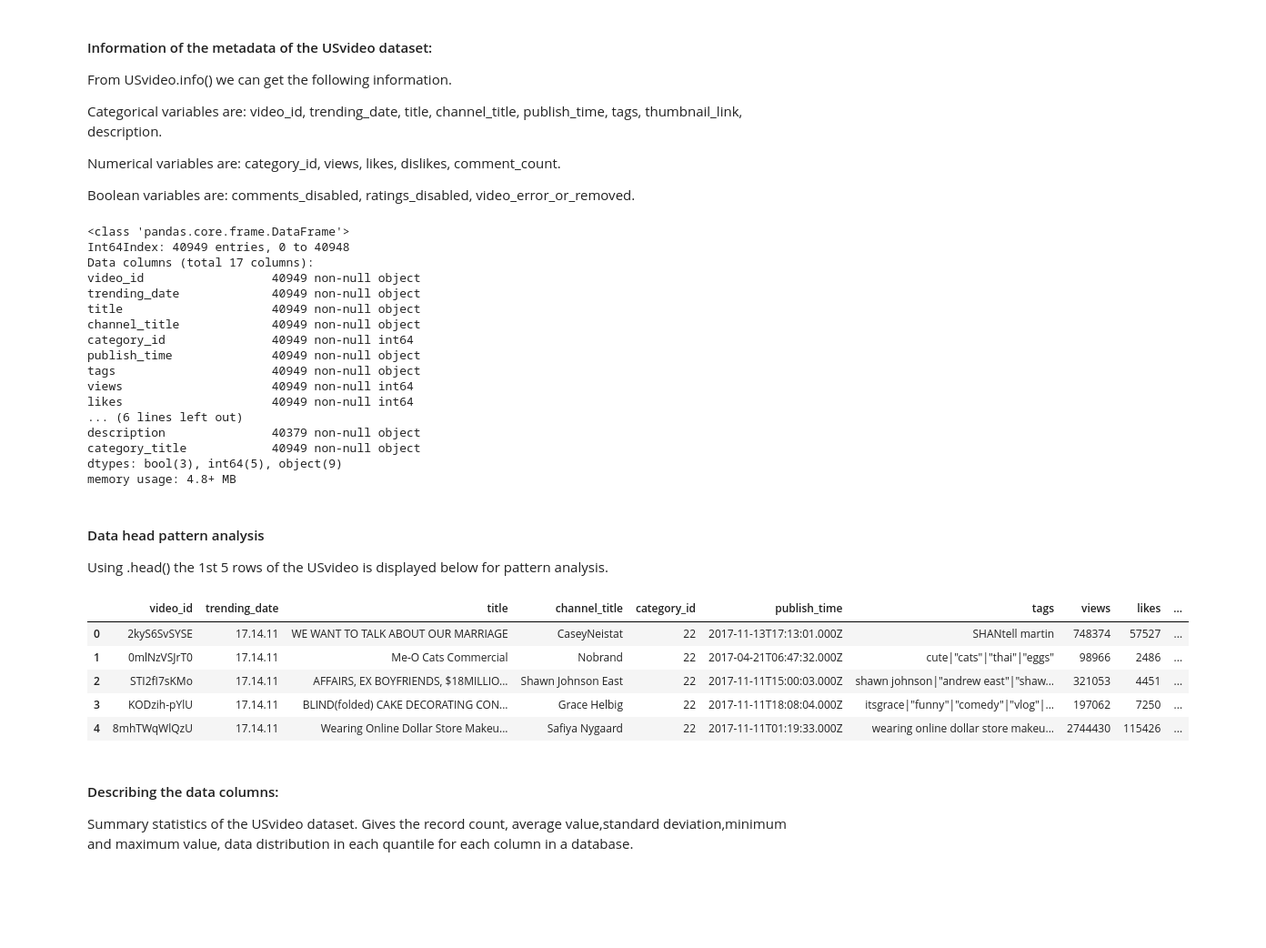
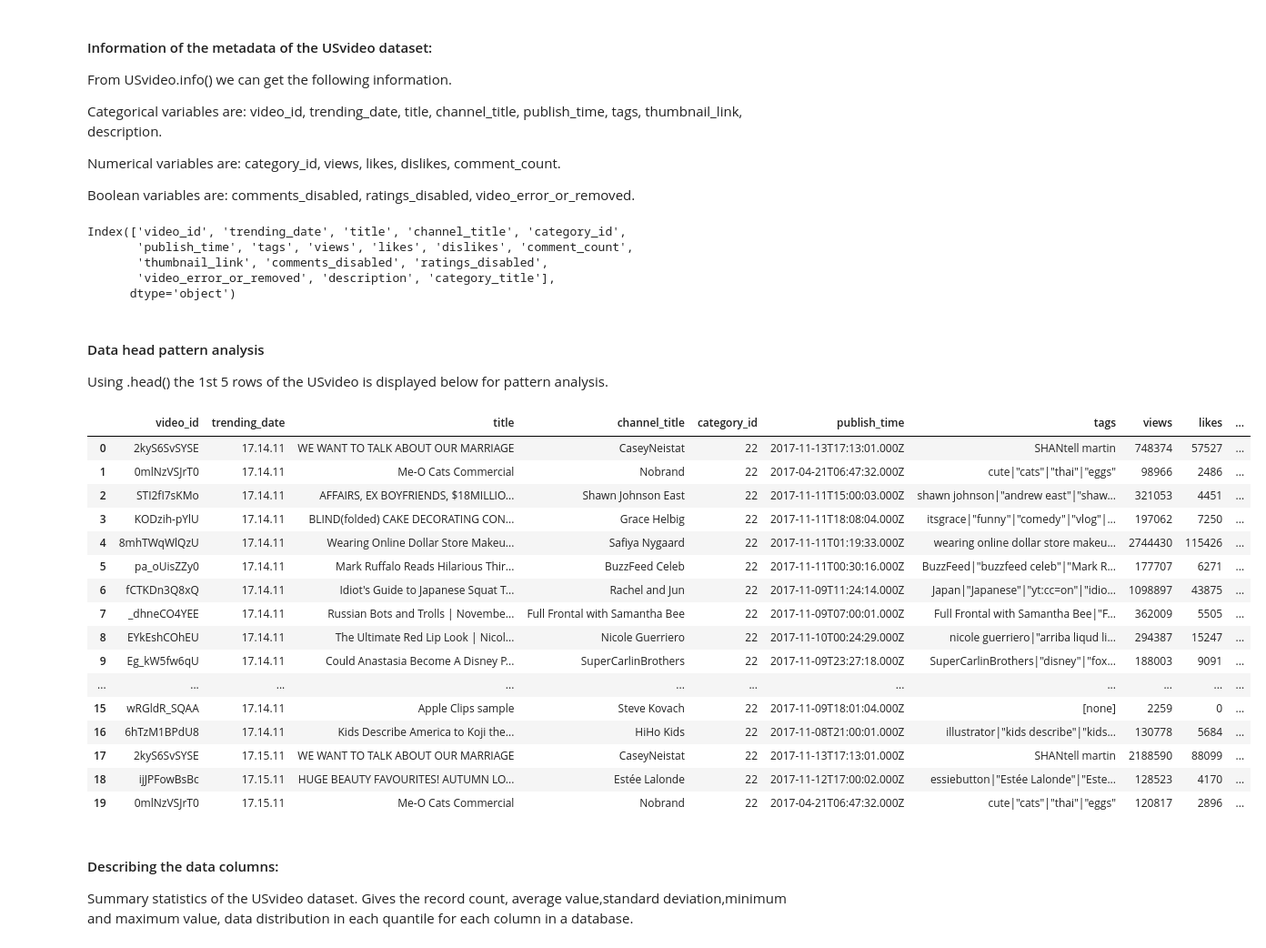
Before and after one commit to avijitj-hub/KDD-Project, a Jupyter notebook: Project - Deliverable 3.ipynb, the cells around one changed output. Shown at 91% size. Saved outputs shown, nothing was run; the diff lists cells and outputs as text; code cells hidden in the pictures; blank space fills up the shorter version.

```diff
--- a/Project - Deliverable 3.ipynb
+++ b/Project - Deliverable 3.ipynb
@@ -77,39 +77,39 @@ Categorical variables are: video_id, trending_date, title, channel_title, publis
 Numerical variables are: category_id, views, likes, dislikes, comment_count.
 
 Boolean variables are:  comments_disabled, ratings_disabled, video_error_or_removed.
-# %%
-USvideo.info()
-# %% [output]
-<class 'pandas.core.frame.DataFrame'>
-Int64Index: 40949 entries, 0 to 40948
-Data columns (total 17 columns):
-video_id                  40949 non-null object
-trending_date             40949 non-null object
-title                     40949 non-null object
-channel_title             40949 non-null object
-category_id               40949 non-null int64
-publish_time              40949 non-null object
-tags                      40949 non-null object
-views                     40949 non-null int64
-likes                     40949 non-null int64
-... (6 lines left out)
-description               40379 non-null object
-category_title            40949 non-null object
-dtypes: bool(3), int64(5), object(9)
-memory usage: 4.8+ MB
+# %%
+#USvideo.info()
+USvideo.columns
+# %% [output]
+Index(['video_id', 'trending_date', 'title', 'channel_title', 'category_id',
+       'publish_time', 'tags', 'views', 'likes', 'dislikes', 'comment_count',
+       'thumbnail_link', 'comments_disabled', 'ratings_disabled',
+       'video_error_or_removed', 'description', 'category_title'],
+      dtype='object')
 # %% [markdown]
 #### Data head pattern analysis
 
 Using .head() the 1st 5 rows of the USvideo is displayed below for pattern analysis.
 # %%
-USvideo.head()
+USvideo.head(20)
 # %% [output]
 |  | video_id | trending_date | title | channel_title | category_id | publish_time | tags | views | likes | ... |
 | 0 | 2kyS6SvSYSE | 17.14.11 | WE WANT TO TALK ABOUT OUR MARRIAGE | CaseyNeistat | 22 | 2017-11-13T17:13:01.000Z | SHANtell martin | 748374 | 57527 | ... |
 | 1 | 0mlNzVSJrT0 | 17.14.11 | Me-O Cats Commercial | Nobrand | 22 | 2017-04-21T06:47:32.000Z | cute|"cats"|"thai"|"eggs" | 98966 | 2486 | ... |
 | 2 | STI2fI7sKMo | 17.14.11 | AFFAIRS, EX BOYFRIENDS, $18MILLIO... | Shawn Johnson East | 22 | 2017-11-11T15:00:03.000Z | shawn johnson|"andrew east"|"shaw... | 321053 | 4451 | ... |
 | 3 | KODzih-pYlU | 17.14.11 | BLIND(folded) CAKE DECORATING CON... | Grace Helbig | 22 | 2017-11-11T18:08:04.000Z | itsgrace|"funny"|"comedy"|"vlog"|... | 197062 | 7250 | ... |
 | 4 | 8mhTWqWlQzU | 17.14.11 | Wearing Online Dollar Store Makeu... | Safiya Nygaard | 22 | 2017-11-11T01:19:33.000Z | wearing online dollar store makeu... | 2744430 | 115426 | ... |
+| 5 | pa_oUisZZy0 | 17.14.11 | Mark Ruffalo Reads Hilarious Thir... | BuzzFeed Celeb | 22 | 2017-11-11T00:30:16.000Z | BuzzFeed|"buzzfeed celeb"|"Mark R... | 177707 | 6271 | ... |
+| 6 | fCTKDn3Q8xQ | 17.14.11 | Idiot's Guide to Japanese Squat T... | Rachel and Jun | 22 | 2017-11-09T11:24:14.000Z | Japan|"Japanese"|"yt:cc=on"|"idio... | 1098897 | 43875 | ... |
+| 7 | _dhneCO4YEE | 17.14.11 | Russian Bots and Trolls | Novembe... | Full Frontal with Samantha Bee | 22 | 2017-11-09T07:00:01.000Z | Full Frontal with Samantha Bee|"F... | 362009 | 5505 | ... |
+| 8 | EYkEshCOhEU | 17.14.11 | The Ultimate Red Lip Look | Nicol... | Nicole Guerriero | 22 | 2017-11-10T00:24:29.000Z | nicole guerriero|"arriba liqud li... | 294387 | 15247 | ... |
+| 9 | Eg_kW5fw6qU | 17.14.11 | Could Anastasia Become A Disney P... | SuperCarlinBrothers | 22 | 2017-11-09T23:27:18.000Z | SuperCarlinBrothers|"disney"|"fox... | 188003 | 9091 | ... |
+| ... | ... | ... | ... | ... | ... | ... | ... | ... | ... | ... |
+| 15 | wRGldR_SQAA | 17.14.11 | Apple Clips sample | Steve Kovach | 22 | 2017-11-09T18:01:04.000Z | [none] | 2259 | 0 | ... |
+| 16 | 6hTzM1BPdU8 | 17.14.11 | Kids Describe America to Koji the... | HiHo Kids | 22 | 2017-11-08T21:00:01.000Z | illustrator|"kids describe"|"kids... | 130778 | 5684 | ... |
+| 17 | 2kyS6SvSYSE | 17.15.11 | WE WANT TO TALK ABOUT OUR MARRIAGE | CaseyNeistat | 22 | 2017-11-13T17:13:01.000Z | SHANtell martin | 2188590 | 88099 | ... |
+| 18 | ijJPFowBsBc | 17.15.11 | HUGE BEAUTY FAVOURITES! AUTUMN LO... | Estée Lalonde | 22 | 2017-11-12T17:00:02.000Z | essiebutton|"Estée Lalonde"|"Este... | 128523 | 4170 | ... |
+| 19 | 0mlNzVSJrT0 | 17.15.11 | Me-O Cats Commercial | Nobrand | 22 | 2017-04-21T06:47:32.000Z | cute|"cats"|"thai"|"eggs" | 120817 | 2896 | ... |
 # %% [markdown]
 #### Describing the data columns:
 
```
Also changed, not shown: parts of 14 cells of this notebook.
